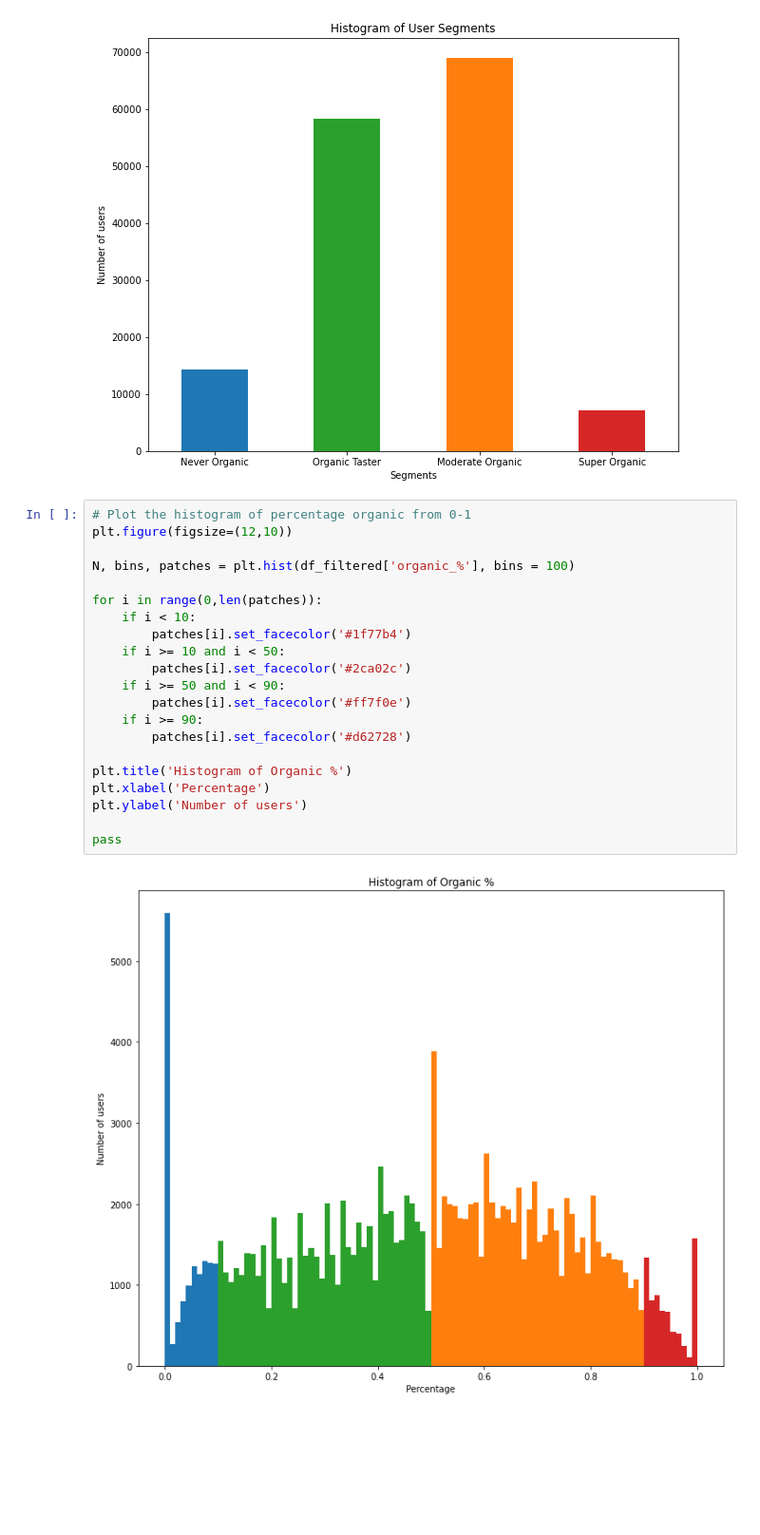
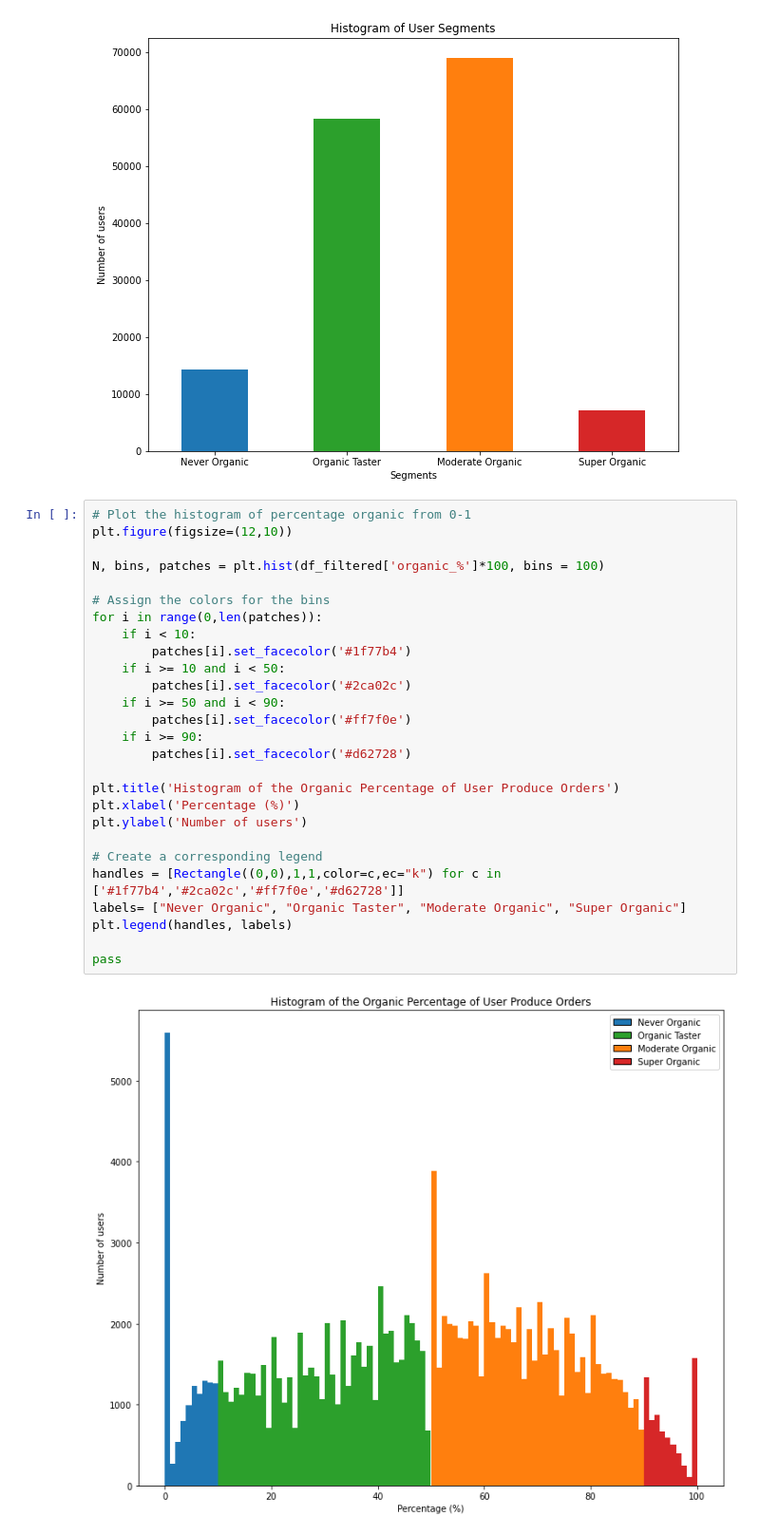
Before and after one commit to stemlock/Instacart_Market_Basket_Data_Analysis, a Jupyter notebook: segmentation_roughwork.ipynb, the cells around one changed output. Shown at 95% size. Cells and saved outputs as stored; diff of their text form; blank space fills up the shorter version.

Commit message:
Updated segmentation plots

```diff
--- a/segmentation_roughwork.ipynb
+++ b/segmentation_roughwork.ipynb
@@ -233,23 +234,29 @@ pass
 # %%
 # Plot the histogram of percentage organic from 0-1
 plt.figure(figsize=(12,10))
 
-N, bins, patches = plt.hist(df_filtered['organic_%'], bins = 100)
+N, bins, patches = plt.hist(df_filtered['organic_%']*100, bins = 100)
 
+# Assign the colors for the bins
 for i in range(0,len(patches)):
     if i < 10:
         patches[i].set_facecolor('#1f77b4')
     if i >= 10 and i < 50:
         patches[i].set_facecolor('#2ca02c')
     if i >= 50 and i < 90:
         patches[i].set_facecolor('#ff7f0e')
     if i >= 90:
         patches[i].set_facecolor('#d62728')
 
-plt.title('Histogram of Organic %')
-plt.xlabel('Percentage')
+plt.title('Histogram of the Organic Percentage of User Produce Orders')
+plt.xlabel('Percentage (%)')
 plt.ylabel('Number of users')
 
+# Create a corresponding legend
+handles = [Rectangle((0,0),1,1,color=c,ec="k") for c in ['#1f77b4','#2ca02c','#ff7f0e','#d62728']]
+labels= ["Never Organic", "Organic Taster", "Moderate Organic", "Super Organic"]
+plt.legend(handles, labels)
+
 pass
 # %% [output]
-[figure, old version]
+[figure, new version]
```
Also changed, not shown: parts of 1 cell of this notebook.
